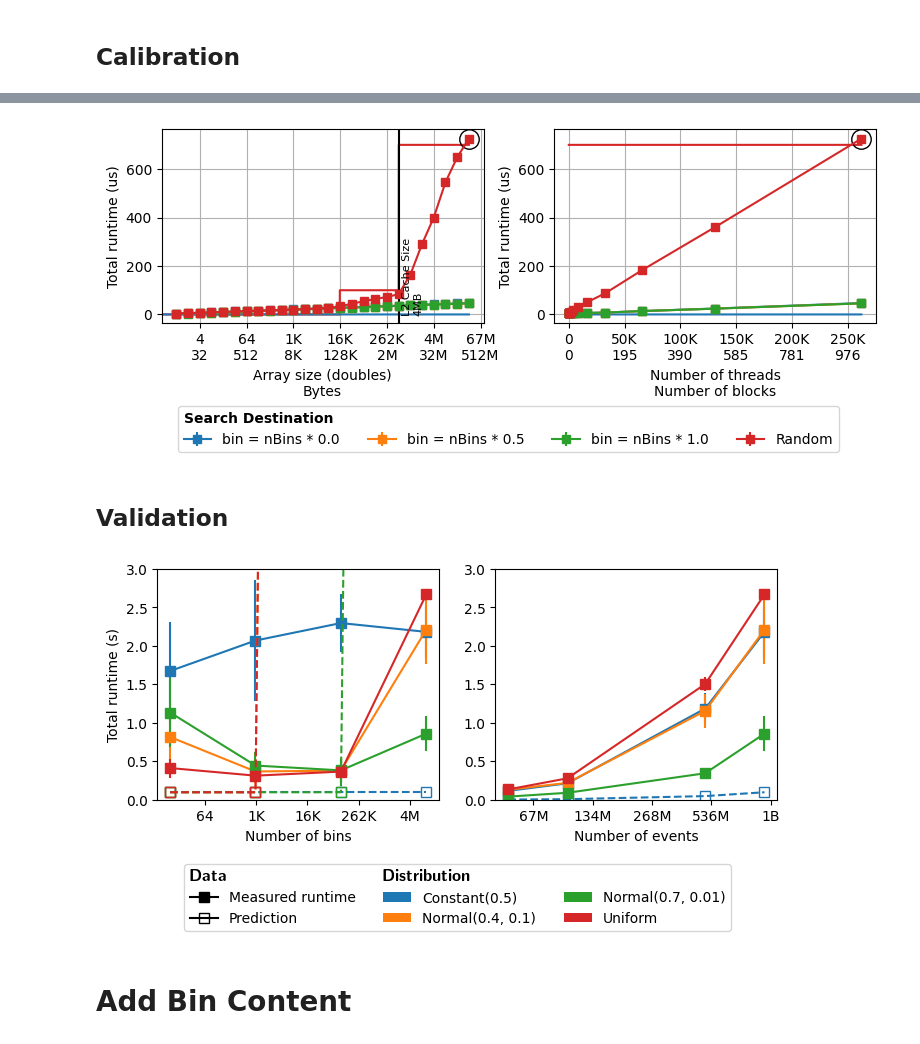
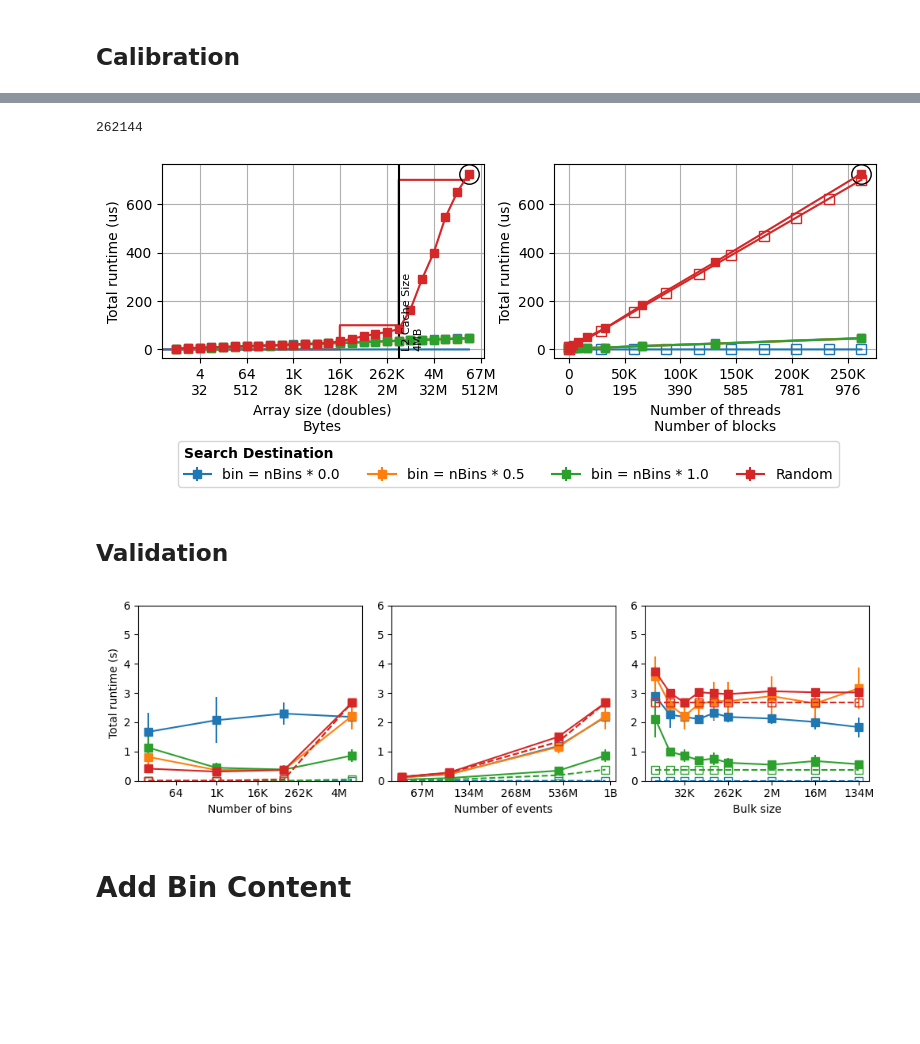
Before and after one commit to jolly-chen/msc-project, a Jupyter notebook: gpu-synchronous/validation-das6.ipynb, the cells around one changed output, grey strips where cells are left out. Cells and saved outputs as stored; diff of their text form; code cells hidden in the pictures; blank space fills up the shorter version.

Commit message:
[gpu][a4000] Model binsearch

```diff
--- a/gpu-synchronous/validation-das6.ipynb
+++ b/gpu-synchronous/validation-das6.ipynb
@@ -1168 +1555,6 @@ plt.show();
+# %%
+norm = unit_to_unit_factor("us", "ns")
+T_a4000_globmem = 700 * norm
+T_a4000_l2 = 100 * norm
+T_a4000_l1 = 0.1 * norm
 # %%
@@ -1175,3 +1572,7 @@ def T_gpu_binsearch(distr, nbins):
+# %%
+32768*8
+# %% [output]
+262144
 # %%
 average = False; figname = f"../../images/gpu_binsearch_calib{('_avg' if average else '')}.pdf"
 selected_nbins = 33554432
@@ -1214,9 +1615,9 @@ plt.errorbar(avg["nbins"],
 
 # Prediction
 x = np.linspace(0, int(max(avg["nbins"])), 1000000)
-plt.plot(x, T_gpu_binsearch("uniform", x), c=colors[3])
+plt.plot(x, T_gpu_binsearch("uniform", x, selected_bulksize)  * unit_to_unit_factor("ns", unit), c=colors[3])
 x = np.linspace(0, int(max(avg["nbins"])), 1000000)
-plt.plot(x, T_gpu_binsearch("constant", x), c=colors[0])
+plt.plot(x, T_gpu_binsearch("constant", x, selected_bulksize) * unit_to_unit_factor("ns", unit), c=colors[0])
 
 # selected point
 plt.plot(selected_size,
@@ -1267,9 +1668,11 @@ plt.errorbar(avg["bulksize"], avg["real_time"]  * norm,
             )
 
 # Prediction
-x = np.linspace(0, int(max(avg["bulksize"])), 10000)
-plt.plot(x, np.repeat(T_gpu_binsearch("constant", [selected_nbins]), len(x)), c=colors[0])
-plt.plot(x, np.repeat(T_gpu_binsearch("uniform", [selected_nbins]), len(x)), c=colors[3])
+x = np.linspace(0, int(max(avg["bulksize"])), 10)
+plt.plot(x, T_gpu_binsearch("constant", selected_nbins, x) * unit_to_unit_factor("ns", unit),
+         len(x), c=colors[0], **pred_nocolor_style)
+plt.plot(x, T_gpu_binsearch("uniform", selected_nbins, x)  * unit_to_unit_factor("ns", unit),
+         len(x), c=colors[3],  **pred_nocolor_style)
 
 # selected point
 norm = unit_to_unit_factor(bsbm_mean["time_unit"].values[0], unit) / rep / (selected_bulksize if average else 1)
@@ -1289,13 +1692,13 @@ plt.grid()
 # plt.ylim([3.5, 8])
 # ax.set_ylim([0, 0.02])
 
-plt.tight_layout()
 fig.legend(title="Search Destination",alignment="left", title_fontproperties={'weight':'bold'},
            loc='lower left', bbox_to_anchor=(.1, -0.15), ncols=4)
+fig.tight_layout()
 plt.savefig(figname, format="pdf", bbox_inches='tight')
 plt.show();
 # %% [output]
-[figure, old version]
+[figure, new version]
 # %% [markdown]
 ## Validation
 # %%
@@ -1310,10 +1713,10 @@ selected_distr = sorted(vd_unique_distributions)
 selected_edges = True
 unit="s"
 norm = unit_to_unit_factor("ns", unit)
-hmax = 3
+hmax = 6
 
-fig = plt.figure(figsize=(8, 3))
-ax = plt.subplot(121)
+fig = plt.figure(figsize=(10, 3))
+ax = plt.subplot(131)
 
 # Legend Labels
 ax.plot(0,0, label="Measured runtime", c="k", **vd_style)
@@ -1335,7 +1738,7 @@ for di,distr in enumerate(selected_distr):
                                  facecolor=p[0].get_color(), label=f"{map_distr_name(distr)}"))
 
     # Prediction
-    pred = T_gpu_binsearch(distr, vd_unique_nbins) * selected_nvals * norm
+    pred = T_gpu_binsearch(distr, vd_unique_nbins, selected_bulksize) * (selected_nvals/selected_bulksize) * norm
     ax.errorbar(vd_unique_nbins, pred,
                 c=p[0].get_color(),
                 marker="s", markerfacecolor="none", ls="--", markersize=7,
@@ -1348,7 +1751,8 @@ ax.xaxis.set_major_formatter(ticker.FuncFormatter(lambda x, _: f"{human_readable
 plt.ylim([0, hmax])
 plt.ylabel("Total runtime (s)")
 
-ax = plt.subplot(122)
+########
+ax = plt.subplot(132)
 for di,distr in enumerate(selected_distr):
     arg = (selected_env, selected_gpu, distr, vd_unique_nvals, selected_nbins,
            selected_bulksize, selected_edges,  "FindBin + AddBinContent")
@@ -1362,37 +1766,66 @@ for di,distr in enumerate(selected_distr):
                 )
 
     # Prediction
-    pred = T_gpu_binsearch(distr, [selected_nbins]) * vd_unique_nvals * norm
+    pred = T_gpu_binsearch(distr, selected_nbins, selected_bulksize) * (vd_unique_nvals/selected_bulksize) * norm
     ax.errorbar(vd_unique_nvals, pred,
                 c=p[0].get_color(),
                 marker="s", markerfacecolor="none", ls="--", markersize=7,
                 # label="Prediction"
     )
 
     plt.xlabel("Number of events")
 plt.xscale("log", base=2)
 ax.xaxis.set_major_formatter(ticker.FuncFormatter(lambda x, _: f"{human_readable(int(x))}"))
+plt.ylim([0, hmax])
+
+########
+ax = plt.subplot(133)
+for di,distr in enumerate(selected_distr):
+    arg = (selected_env, selected_gpu, distr, selected_nvals, selected_nbins,
+           vd_unique_bulksize, selected_edges,  "FindBin + AddBinContent")
+    avg = gp_kernels.mean().loc[arg]
+    std = gp_kernels.std().loc[arg]
+
+    p = ax.errorbar(vd_unique_bulksize, avg["Total Time (ns)"] * norm,
+                     yerr=std["Total Time (ns)"]* norm,
+                    # label=f"{map_distr_name(distr)}".title(),
+                    **vd_style,
+                )
+
+    # Prediction
+    pred = T_gpu_binsearch(distr, selected_nbins, vd_unique_bulksize) * (selected_nvals/vd_unique_bulksize) * norm
+    ax.errorbar(vd_unique_bulksize, pred,
+                c=p[0].get_color(),
+                marker="s", markerfacecolor="none", ls="--", markersize=7,
+                # label="Prediction"
+    )
+
+    plt.xlabel("Bulk size")
+plt.xscale("log", base=2)
+ax.xaxis.set_major_formatter(ticker.FuncFormatter(lambda x, _: f"{human_readable(int(x))}"))
 
 plt.ylim([0, hmax])
 
+########
 
-ax = plt.subplot(121)
+ax = plt.subplot(131)
 hndls = ax.get_legend_handles_labels()[0]
 hndls.insert(0, "Data")
 hndls.insert(3, "Distribution")
 hndls.insert(6, "")
 
 lbls = ax.get_legend_handles_labels()[1]
 lbls.insert(0, "")
 lbls.insert(3, "")
 lbls.insert(6, "")
-legend = fig.legend(hndls, lbls, loc='lower left', bbox_to_anchor=(0.15, -0.35), ncols=3,
+legend = fig.legend(hndls, lbls, loc='lower left', bbox_to_anchor=(0.2, -0.35), ncols=3,
                     handler_map={str: LegendTitle({'fontsize':12})})
 
+fig.tight_layout()
 plt.savefig(figname, format="pdf", bbox_inches='tight')
 plt.show()
 # %% [output]
-[figure, old version]
+[figure, new version]
 # %% [markdown]
 # Add Bin Content
 # %% [markdown]
```
Also changed, not shown: parts of 32 cells of this notebook.
